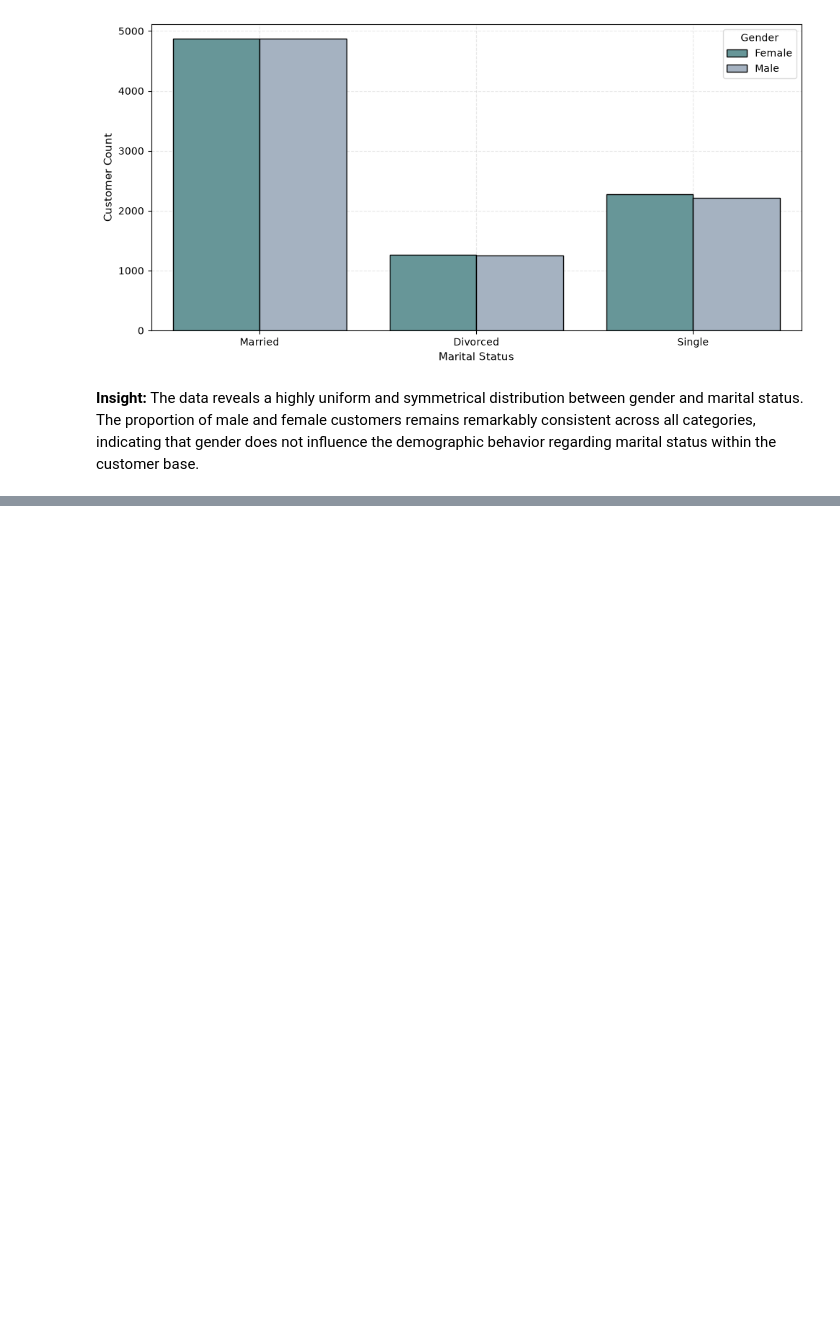
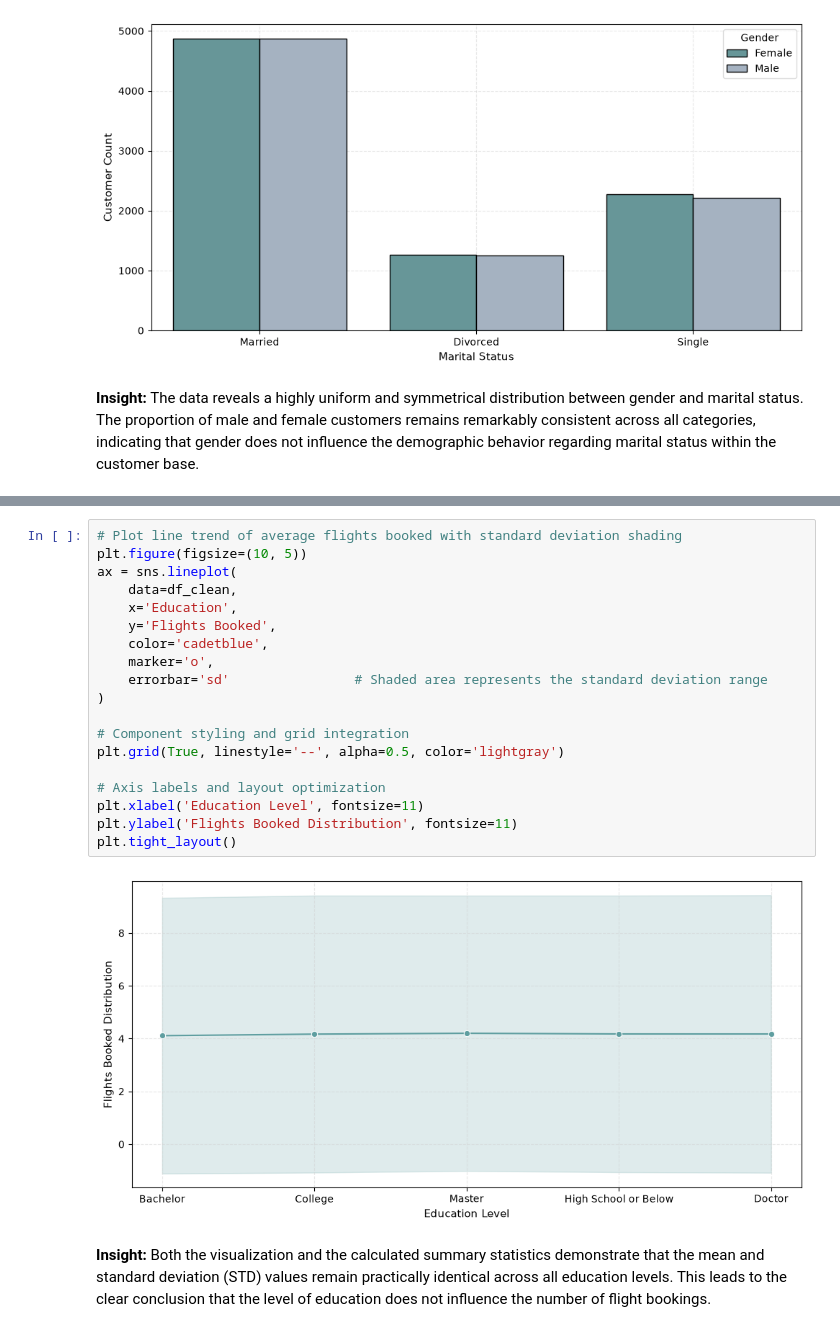
Before and after one commit to Adalab/bda-modulo-3-evaluacion-final-MATC-90, a Jupyter notebook: src/notebooks/03_Visualisation_and_Flight_Booking_Differences_by_Education_Level.ipynb, the cells around one changed output, grey strips where cells are left out. Cells and saved outputs as stored; diff of their text form; blank space fills up the shorter version.

Commit message:
Phase 4 finished. New folders in figures

```diff
--- a/src/notebooks/03_Visualisation_and_Flight_Booking_Differences_by_Education_Level.ipynb
+++ b/src/notebooks/03_Visualisation_and_Flight_Booking_Differences_by_Education_Level.ipynb
@@ -199,0 +226,23 @@ plt.tight_layout()
+# %%
+# Plot line trend of average flights booked with standard deviation shading
+plt.figure(figsize=(10, 5))
+ax = sns.lineplot(
+    data=df_clean,
+    x='Education',
+    y='Flights Booked',
+    color='cadetblue',
+    marker='o',
+    errorbar='sd'                # Shaded area represents the standard deviation range
+)
+
+# Component styling and grid integration
+plt.grid(True, linestyle='--', alpha=0.5, color='lightgray')
+
+# Axis labels and layout optimization
+plt.xlabel('Education Level', fontsize=11)
+plt.ylabel('Flights Booked Distribution', fontsize=11)
+plt.tight_layout()
+# %% [output]
+[figure, added]
+# %% [markdown]
+**Insight:** Both the visualization and the calculated summary statistics demonstrate that the mean and standard deviation (STD) values remain practically identical across all education levels. This leads to the clear conclusion that the level of education does not influence the number of flight bookings.
```
Also changed, not shown: parts of 10 cells of this notebook, 13 other files.
